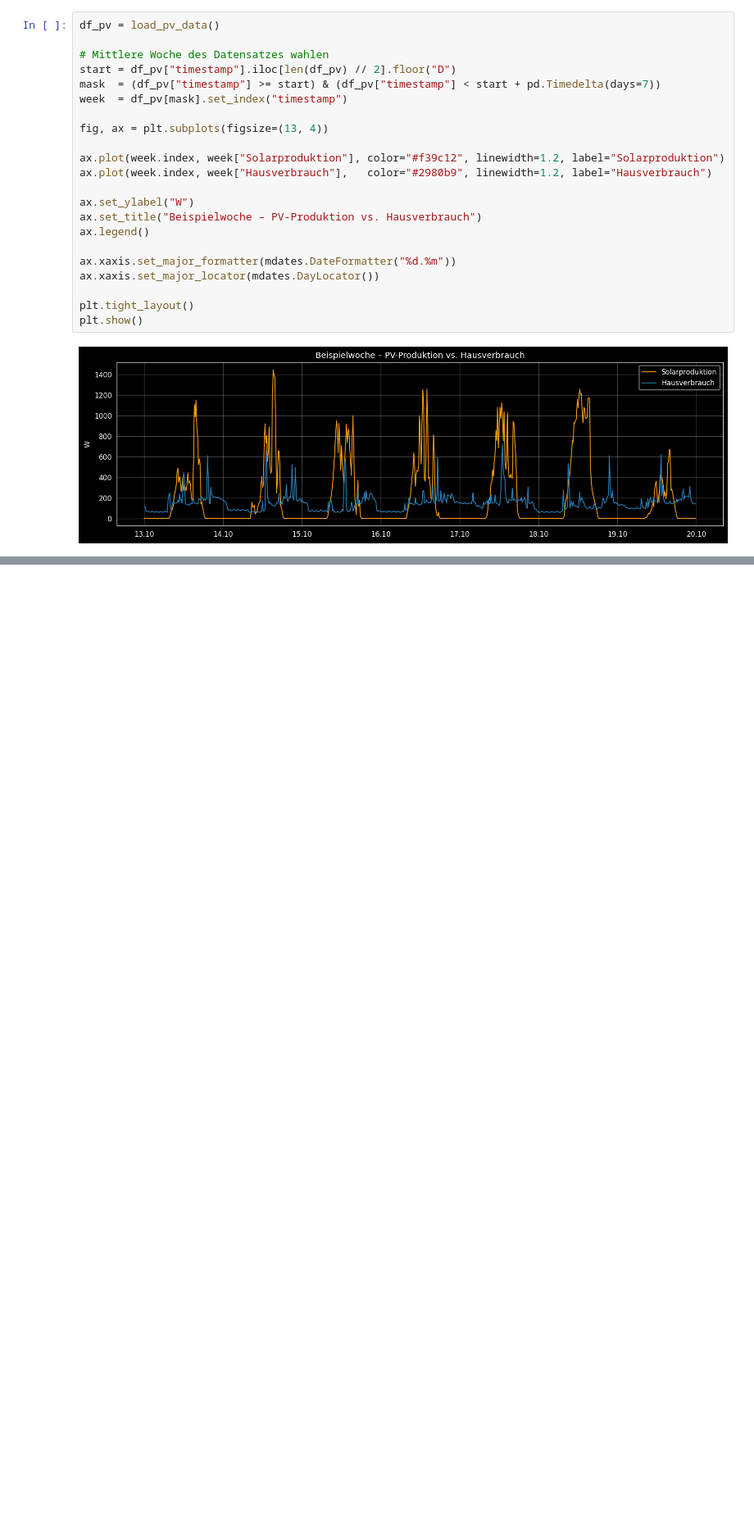
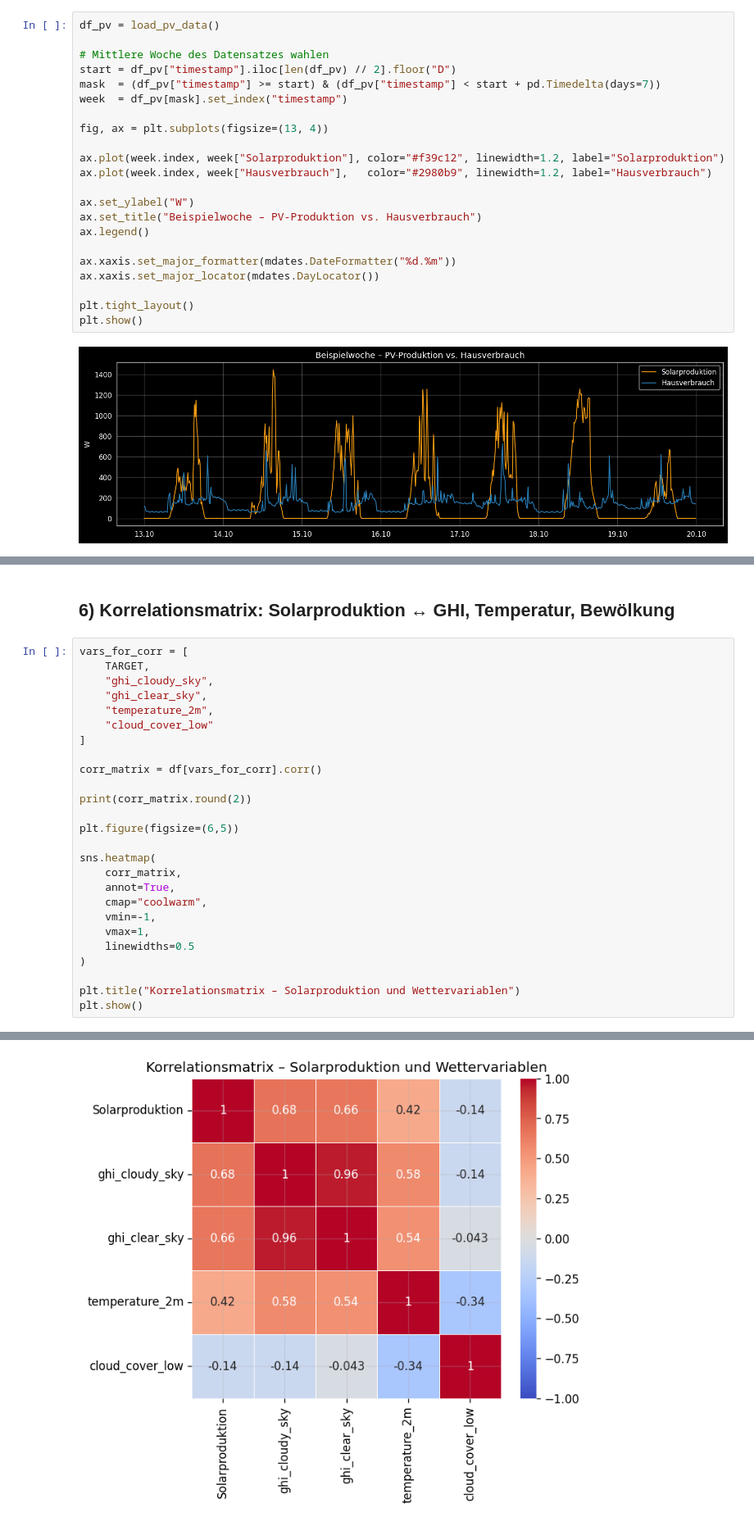
Before and after one commit to Anni075/KI-Project, a Jupyter notebook: notebooks/01_univariate_analyse.ipynb, the cells around one changed output, grey strips where cells are left out. Shown at 82% size. Saved outputs shown, nothing was run; the diff lists cells and outputs as text; blank space fills up the shorter version.

```diff
--- a/notebooks/01_univariate_analyse.ipynb
+++ b/notebooks/01_univariate_analyse.ipynb
@@ -268,0 +330,29 @@ plt.show()
+# %% [markdown]
+## 6) Korrelationsmatrix: Solarproduktion ↔ GHI, Temperatur, Bewölkung
+# %%
+vars_for_corr = [
+    TARGET,
+    "ghi_cloudy_sky",
+    "ghi_clear_sky",
+    "temperature_2m",
+    "cloud_cover_low"
+]
+
+corr_matrix = df[vars_for_corr].corr()
+
+print(corr_matrix.round(2))
+
+plt.figure(figsize=(6,5))
+
+sns.heatmap(
+    corr_matrix,
+    annot=True,
+    cmap="coolwarm",
+    vmin=-1,
+    vmax=1,
+    linewidths=0.5
+)
+
+plt.title("Korrelationsmatrix – Solarproduktion und Wettervariablen")
+plt.show()
+# %% [output]
@@ -268,0 +372 @@ plt.show()
+[figure, added]
```
Also changed, not shown: parts of 10 cells of this notebook.
